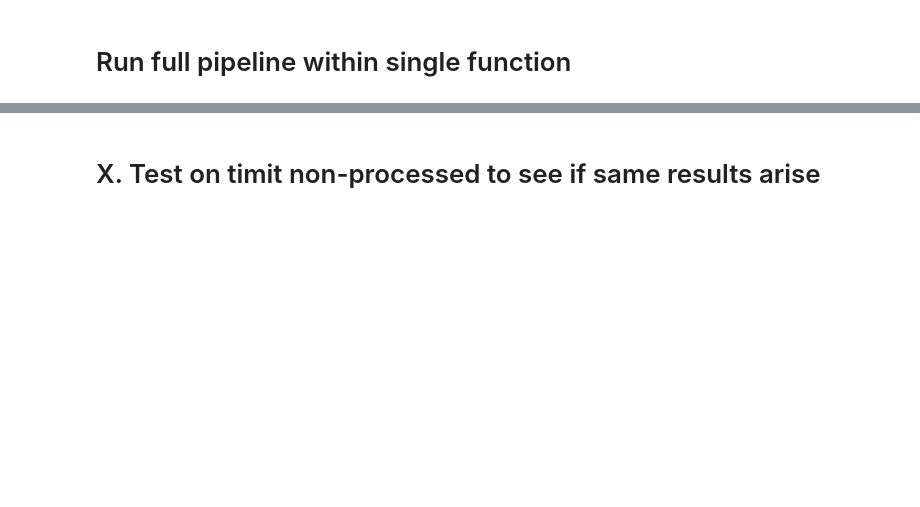
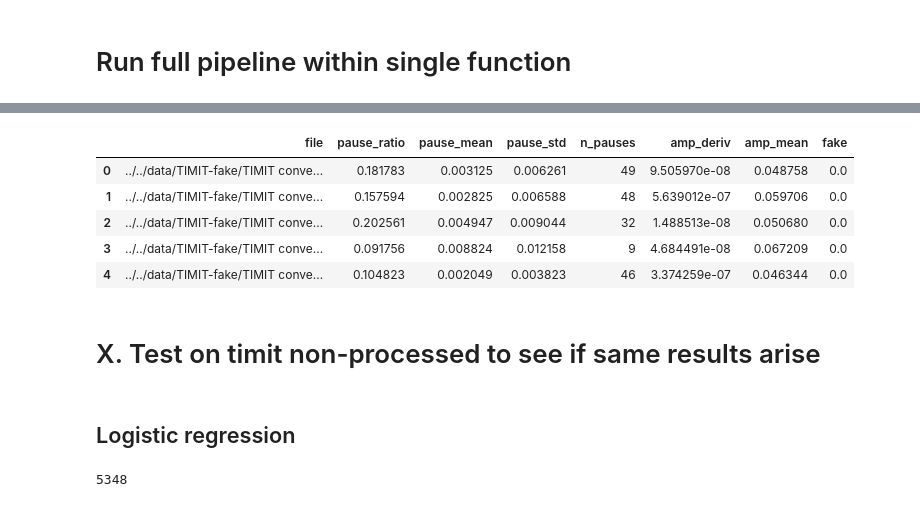
Before and after one commit to sbarrington/df-shibboleth, a Jupyter notebook: 02 Modeling/full_pipeline_cadence_feature_engineering.ipynb, the cells around one changed output, grey strips where cells are left out. Cells and saved outputs as stored; diff of their text form; code cells hidden in the pictures; blank space fills up the shorter version.

```diff
--- a/02 Modeling/full_pipeline_cadence_feature_engineering.ipynb
+++ b/02 Modeling/full_pipeline_cadence_feature_engineering.ipynb
@@ -254,0 +260,3 @@ r_results, f_results = run_all_files(truncated_audios, rebalanced_flags, get_sil
+# %%
+r_pauses, f_pauses = run_all_files(truncated_audios, rebalanced_flags, get_silence, silence_threshold)
+r_silence_spreads, f_silence_spreads = run_all_files(truncated_audios, rebalanced_flags, get_silence_spread, silence_threshold)
@@ -254,0 +265,22 @@ r_results, f_results = run_all_files(truncated_audios, rebalanced_flags, get_sil
+# %%
+def filter_signal(audio, sample_rate, cutoff_frequency):
+    t = np.arange(len(audio)) / sample_rate
+    w = cutoff_frequency / (sample_rate / 2)
+    b, a = signal.butter(5, w, 'low')
+    smoothed_signal = signal.filtfilt(b, a, audio)
+
+    return smoothed_signal
+
+def get_amplitude(audio, percent, sample_rate, cutoff_frequency):
+
+    abs_audio = abs(audio)
+    smoothed_signal = filter_signal(abs_audio, sample_rate, cutoff_frequency)
+
+    deriv_amplitude = np.mean(diff(smoothed_signal))
+    mean_amplitude = np.mean(smoothed_signal)
+
+
+    return {'abs_deriv_amplitude':abs(deriv_amplitude), 'mean_amplitude':mean_amplitude}
+# %%
+sr = librosa.load(all_wav_files[0])[1]
+r_amps, f_amps = run_all_files(truncated_audios, rebalanced_flags, get_amplitude, percent=silence_threshold, sample_rate=sr, cutoff_frequency=low_pass_filter_cutoff)
@@ -255,3 +297,13 @@ r_results, f_results = run_all_files(truncated_audios, rebalanced_flags, get_sil
+# %%
+features = pd.DataFrame({'file': rebalanced_wav_files,
+                         'pause_ratio':[item['ratio_pause_voiced'] for item in r_pauses + f_pauses],
+                         'pause_mean':[item['mean_of_silences'] for item in r_silence_spreads + f_silence_spreads],
+                         'pause_std':[item['spread_of_silences'] for item in r_silence_spreads + f_silence_spreads],
+                         'n_pauses':[item['n_pauses'] for item in r_silence_spreads + f_silence_spreads],
+                         'amp_deriv':[item['abs_deriv_amplitude'] for item in r_amps + f_amps],
+                         'amp_mean':[item['mean_amplitude'] for item in r_amps + f_amps],
+                         'fake':rebalanced_flags})
+features.head()
 # %% [markdown]
 # Run full pipeline within single function
 # %%
@@ -302,2 +363,13 @@ truncated_audios_temp = truncated_audios
+# %%
+features.head()
+# %% [output]
+|  | file | pause_ratio | pause_mean | pause_std | n_pauses | amp_deriv | amp_mean | fake |
+| 0 | ../../data/TIMIT-fake/TIMIT conve... | 0.181783 | 0.003125 | 0.006261 | 49 | 9.505970e-08 | 0.048758 | 0.0 |
+| 1 | ../../data/TIMIT-fake/TIMIT conve... | 0.157594 | 0.002825 | 0.006588 | 48 | 5.639012e-07 | 0.059706 | 0.0 |
+| 2 | ../../data/TIMIT-fake/TIMIT conve... | 0.202561 | 0.004947 | 0.009044 | 32 | 1.488513e-08 | 0.050680 | 0.0 |
+| 3 | ../../data/TIMIT-fake/TIMIT conve... | 0.091756 | 0.008824 | 0.012158 | 9 | 4.684491e-08 | 0.067209 | 0.0 |
+| 4 | ../../data/TIMIT-fake/TIMIT conve... | 0.104823 | 0.002049 | 0.003823 | 46 | 3.374259e-07 | 0.046344 | 0.0 |
 # %% [markdown]
 # X. Test on timit non-processed to see if same results arise
+# %% [markdown]
+## Logistic regression
@@ -303,0 +378,7 @@ truncated_audios_temp = truncated_audios
+# %%
+# Drop NAs for now
+nan_indices = features_with_nans[features_with_nans.isna().any(axis=1)].index
+features = features_with_nans.drop(nan_indices, axis=0)
+len(features)
+# %% [output]
+5348
```
Also changed, not shown: parts of 31 cells of this notebook.
